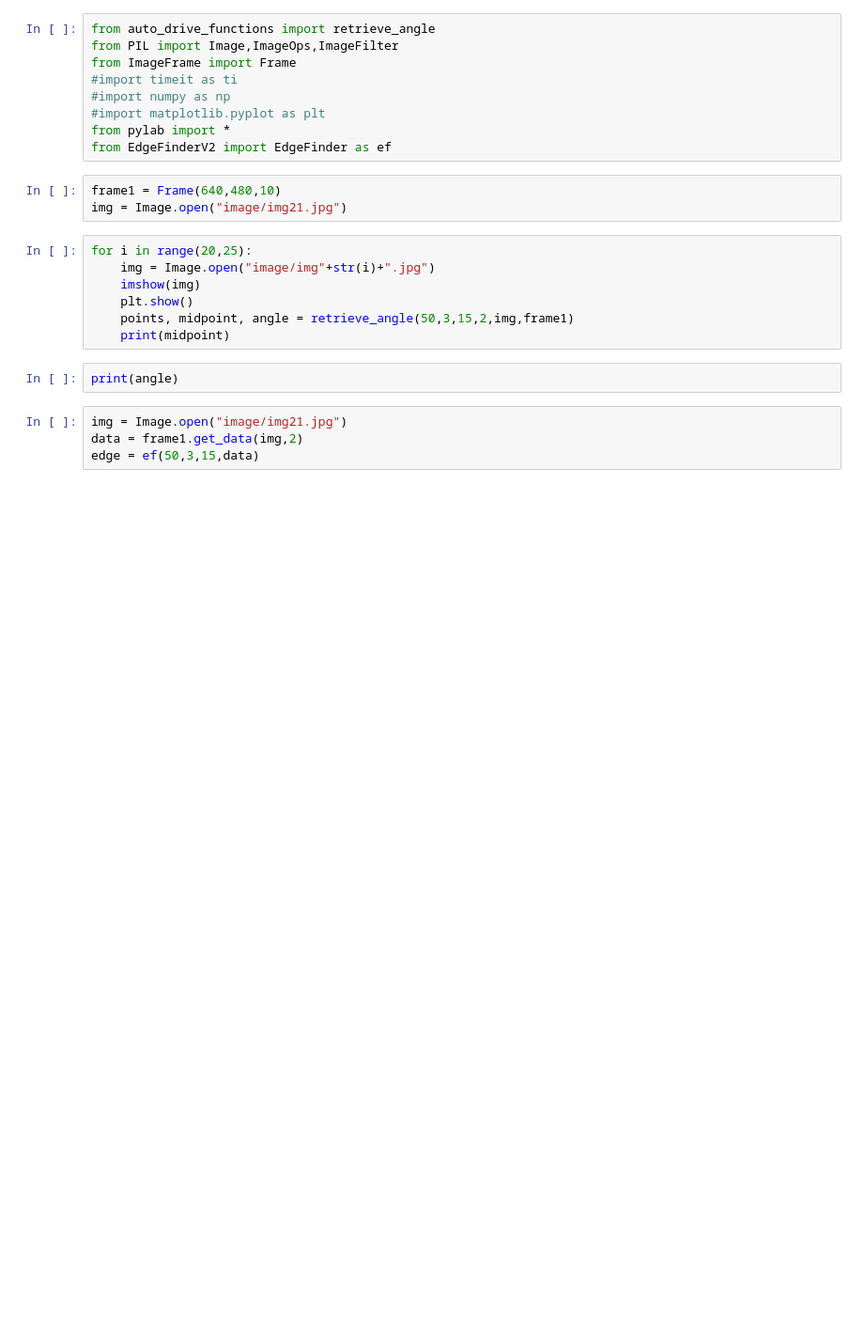
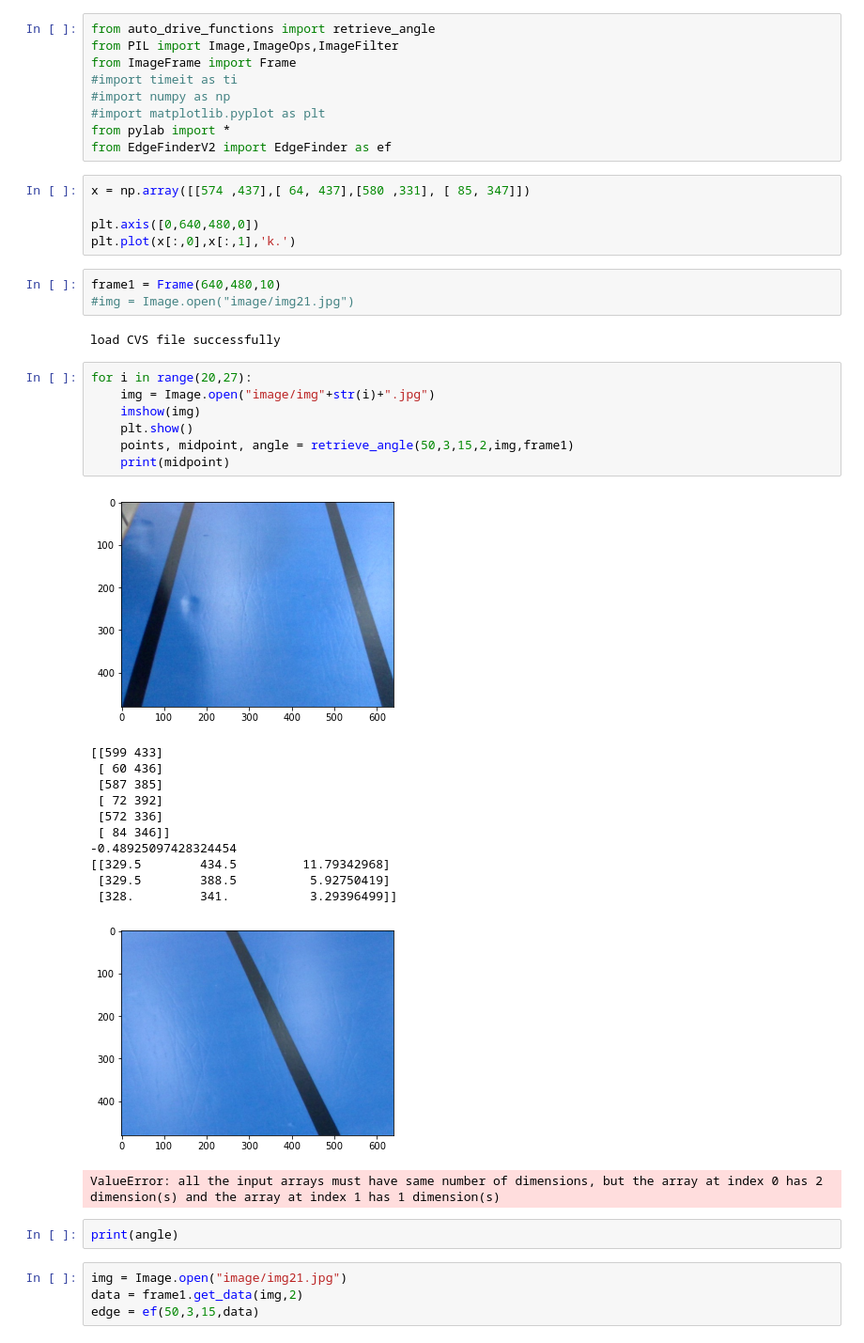
Before and after one commit to ChheangL/carCode, a Jupyter notebook: Demo.ipynb, the cells around one changed output. Shown: that part at 94% size. Cells and saved outputs as stored; diff of their text form; blank space fills up the shorter version.

```diff
--- a/Demo.ipynb
+++ b/Demo.ipynb
@@ -7,16 +7,37 @@ from ImageFrame import Frame
 #import matplotlib.pyplot as plt
 from pylab import *
 from EdgeFinderV2 import EdgeFinder as ef
+# %%
+x = np.array([[574 ,437],[ 64, 437],[580 ,331], [ 85, 347]])
+
+plt.axis([0,640,480,0])
+plt.plot(x[:,0],x[:,1],'k.')
 # %%
 frame1 = Frame(640,480,10)
-img = Image.open("image/img21.jpg")
+#img = Image.open("image/img21.jpg")
+# %% [output]
+load CVS file successfully
 # %%
-for i in range(20,25):
+for i in range(20,27):
     img = Image.open("image/img"+str(i)+".jpg")
     imshow(img)
     plt.show()
     points, midpoint, angle = retrieve_angle(50,3,15,2,img,frame1)
     print(midpoint)
+# %% [output]
+[figure, added]
+[[599 433]
+ [ 60 436]
+ [587 385]
+ [ 72 392]
+ [572 336]
+ [ 84 346]]
+-0.48925097428324454
+[[329.5        434.5         11.79342968]
+ [329.5        388.5          5.92750419]
+ [328.         341.           3.29396499]]
+[figure, added]
+ValueError: all the input arrays must have same number of dimensions, but the array at index 0 has 2 dimension(s) and the array at index 1 has 1 dimension(s)
 # %%
 print(angle)
 # %%
```
Also changed, not shown: 2 other files.
